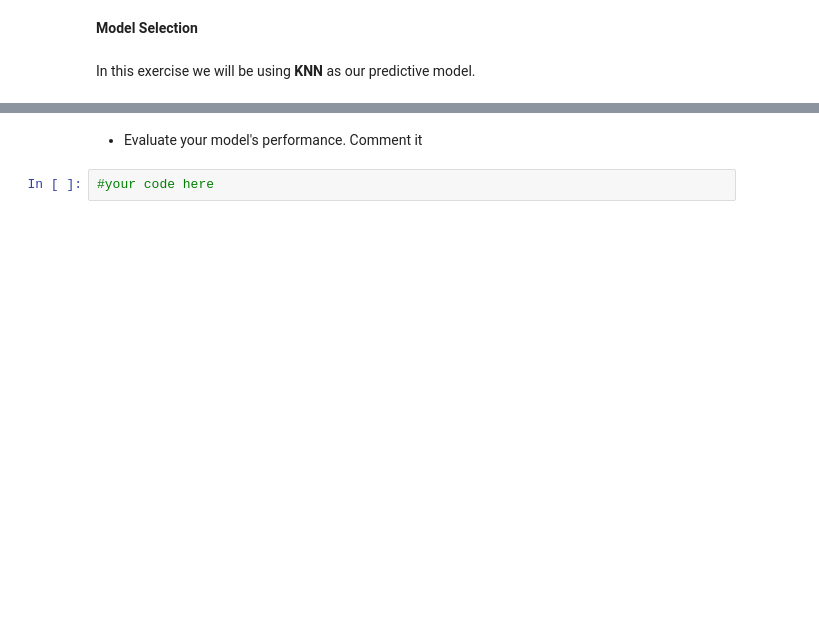
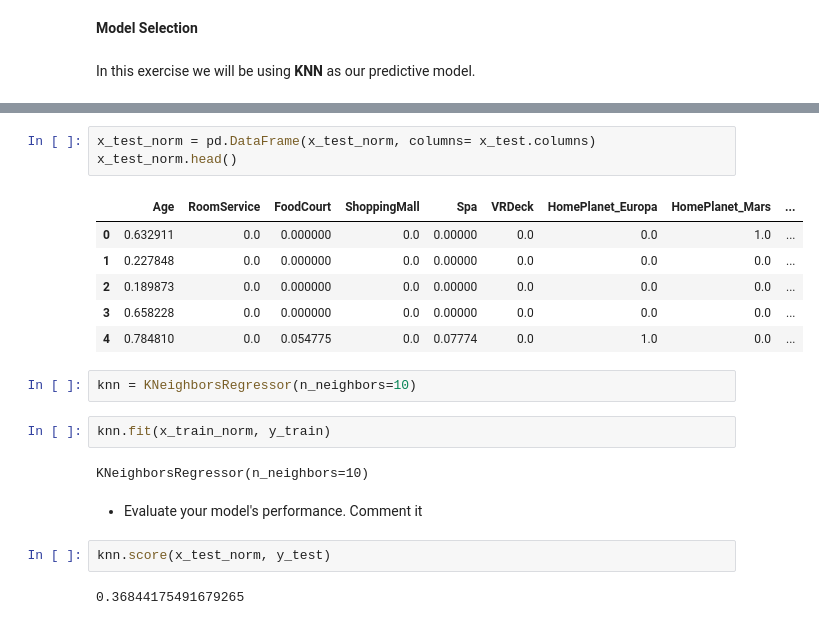
Before and after one commit to SheryllD/lab-feature-engineering, a Jupyter notebook: lab-feature_eng.ipynb, the cells around one changed output, grey strips where cells are left out. Saved outputs shown, nothing was run; the diff lists cells and outputs as text; blank space fills up the shorter version.

```diff
--- a/lab-feature_eng.ipynb
+++ b/lab-feature_eng.ipynb
@@ -163,4 +308,22 @@ In this exercise we will be using **KNN** as our predictive model.
+# %%
+x_test_norm = pd.DataFrame(x_test_norm, columns= x_test.columns)
+x_test_norm.head()
+# %% [output]
+|  | Age | RoomService | FoodCourt | ShoppingMall | Spa | VRDeck | HomePlanet_Europa | HomePlanet_Mars | ... |
+| 0 | 0.632911 | 0.0 | 0.000000 | 0.0 | 0.00000 | 0.0 | 0.0 | 1.0 | ... |
+| 1 | 0.227848 | 0.0 | 0.000000 | 0.0 | 0.00000 | 0.0 | 0.0 | 0.0 | ... |
+| 2 | 0.189873 | 0.0 | 0.000000 | 0.0 | 0.00000 | 0.0 | 0.0 | 0.0 | ... |
+| 3 | 0.658228 | 0.0 | 0.000000 | 0.0 | 0.00000 | 0.0 | 0.0 | 0.0 | ... |
+| 4 | 0.784810 | 0.0 | 0.054775 | 0.0 | 0.07774 | 0.0 | 1.0 | 0.0 | ... |
+# %%
+knn = KNeighborsRegressor(n_neighbors=10)
+# %%
+knn.fit(x_train_norm, y_train)
+# %% [output]
+KNeighborsRegressor(n_neighbors=10)
 # %% [markdown]
 - Evaluate your model's performance. Comment it
-# %%
-#your code here
+# %%
+knn.score(x_test_norm, y_test)
+# %% [output]
+0.36844175491679265
```
Also changed, not shown: parts of 25 cells of this notebook.
